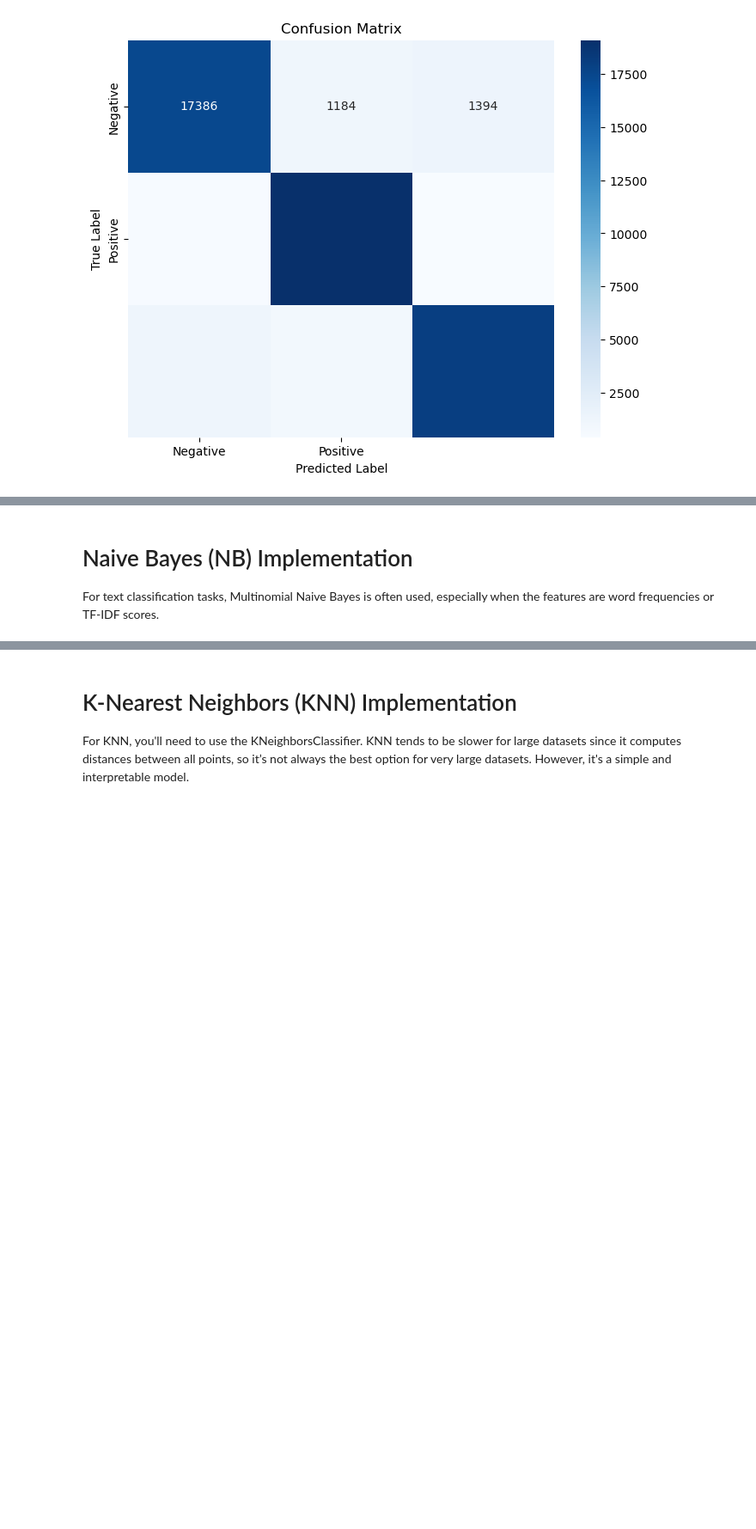
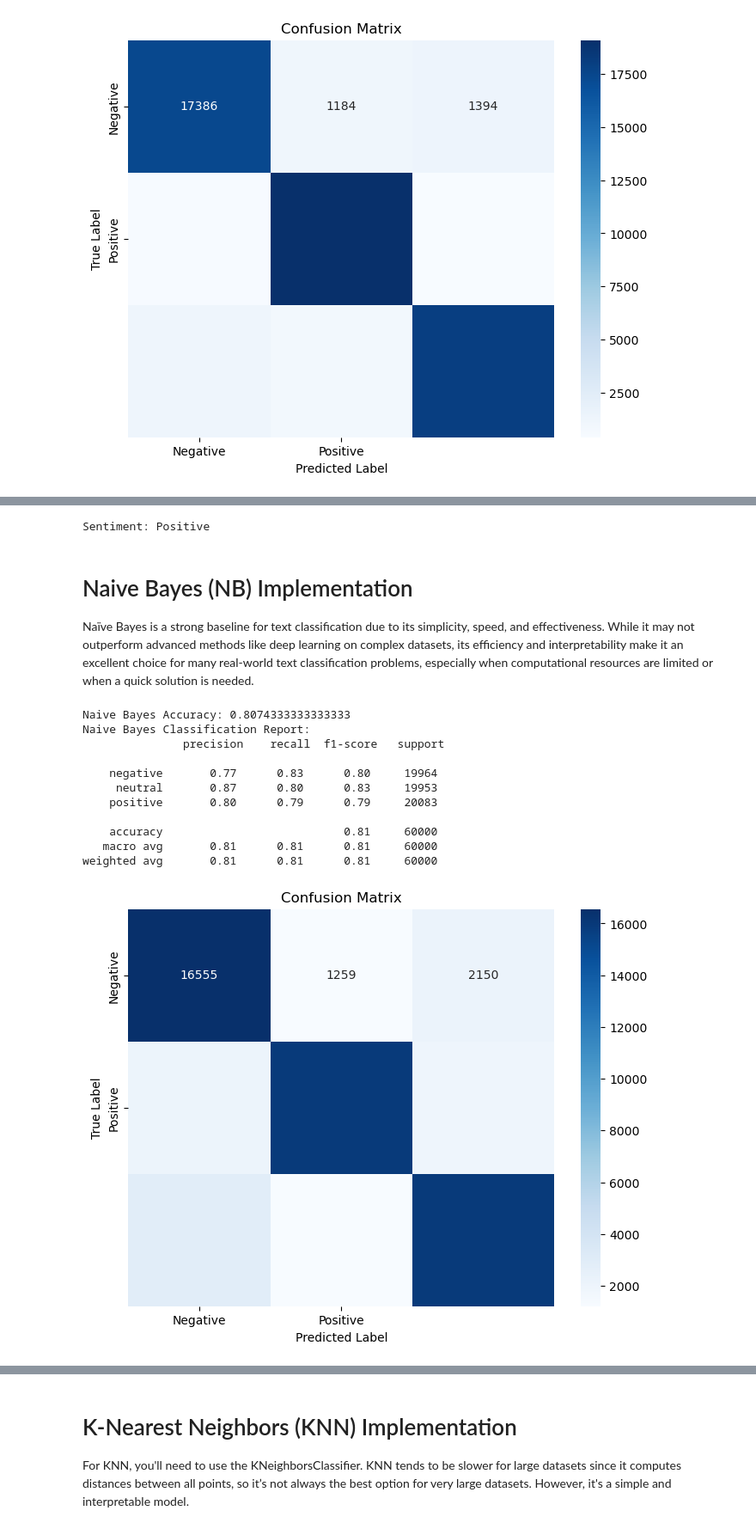
Before and after one commit to sumitra-varma-mhra/Imperial-Capstone-2024, a Jupyter notebook: vape-sentiment-analysis.ipynb, the cells around one changed output, grey strips where cells are left out. Shown at 86% size. Saved outputs shown, nothing was run; the diff lists cells and outputs as text; code cells hidden in the pictures; blank space fills up the shorter version.

```diff
--- a/vape-sentiment-analysis.ipynb
+++ b/vape-sentiment-analysis.ipynb
@@ -383,31 +371,45 @@ elif predicted_label == 1:
     print("Sentiment: Neutral")
 else:
     print("Sentiment: Positive")
-del lr, sample_tweet_tfidf, predicted_label
+# %% [output]
+Sentiment: Positive
 # %% [markdown]
 # Naive Bayes (NB) Implementation
-For text classification tasks, Multinomial Naive Bayes is often used, especially when the features are word frequencies or TF-IDF scores.
+
+Naïve Bayes is a strong baseline for text classification due to its simplicity, speed, and effectiveness. While it may not outperform advanced methods like deep learning on complex datasets, its efficiency and interpretability make it an excellent choice for many real-world text classification problems, especially when computational resources are limited or when a quick solution is needed.
 # %%
 from sklearn.naive_bayes import MultinomialNB
 from sklearn.metrics import accuracy_score, classification_report
 
 # Train Naive Bayes classifier
 nb = MultinomialNB()
 nb.fit(X_train_tfidf, y_train)
 
 # Predict and evaluate
 y_pred_nb = nb.predict(X_test_tfidf)
 print("Naive Bayes Accuracy:", accuracy_score(y_test, y_pred_nb))
 print("Naive Bayes Classification Report:\n", classification_report(y_test, y_pred_nb))
 
 # Confusion Matrix
 conf_matrix = confusion_matrix(y_test, y_pred_nb)
 
 # Plot Confusion Matrix
 plt.figure(figsize=(8, 6))
 sns.heatmap(conf_matrix, annot=True, fmt="d", cmap="Blues", xticklabels=["Negative", "Positive"], yticklabels=["Negative", "Positive"])
 plt.title('Confusion Matrix')
 plt.xlabel('Predicted Label')
 plt.ylabel('True Label')
 plt.show()
-del nb, y_pred_nb
+# %% [output]
+Naive Bayes Accuracy: 0.8074333333333333
+Naive Bayes Classification Report:
+               precision    recall  f1-score   support
+
+    negative       0.77      0.83      0.80     19964
+     neutral       0.87      0.80      0.83     19953
+    positive       0.80      0.79      0.79     20083
+
+    accuracy                           0.81     60000
+   macro avg       0.81      0.81      0.81     60000
+weighted avg       0.81      0.81      0.81     60000
+[figure, added]
```
Also changed, not shown: parts of 13 cells of this notebook, 2 other files.
